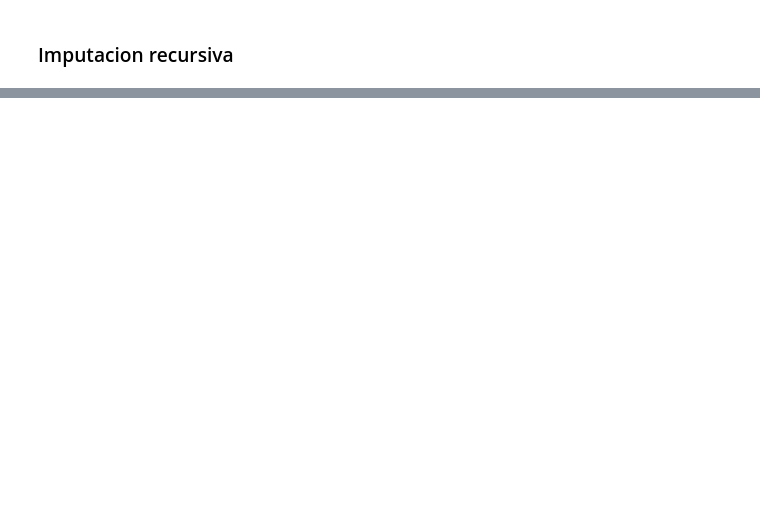
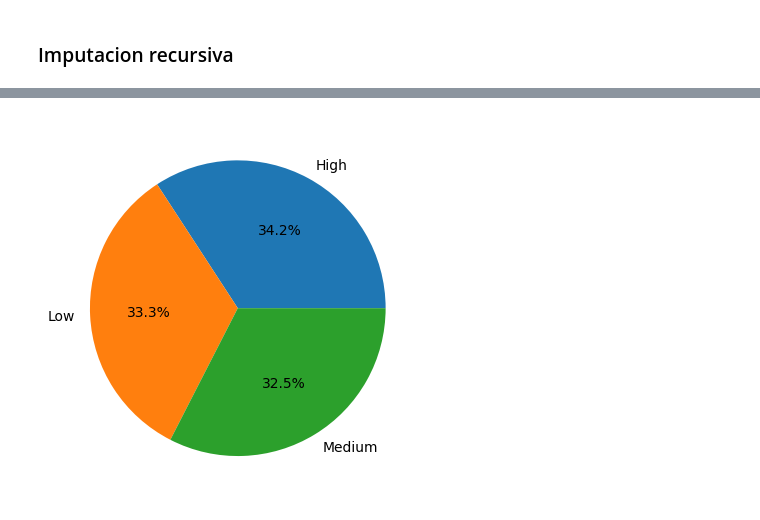
Before and after one commit to DavidBetancurRamirez/ComputacionCientifica, a Jupyter notebook: clasificacion/clase/caso_clasificacion.ipynb, the cells around one changed output, grey strips where cells are left out. Cells and saved outputs as stored; diff of their text form; code cells hidden in the pictures; blank space fills up the shorter version.

```diff
--- a/clasificacion/clase/caso_clasificacion.ipynb
+++ b/clasificacion/clase/caso_clasificacion.ipynb
@@ -275,0 +450,5 @@ memory usage: 492.3 KB
+# %%
+plt.pie(x = y_test.Addiction.value_counts(), labels=y_test.Addiction.value_counts().index, autopct = '%0.1f%%')
+plt.show()
+# %% [output]
+[figure, added]
```
Also changed, not shown: parts of 40 cells of this notebook.
